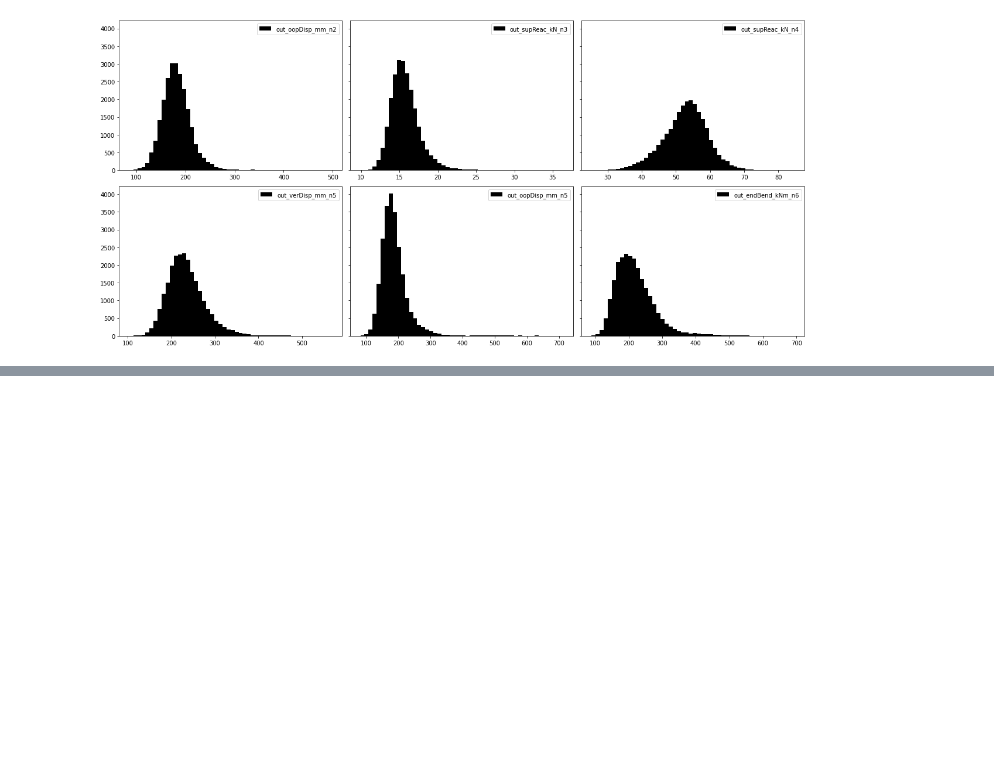
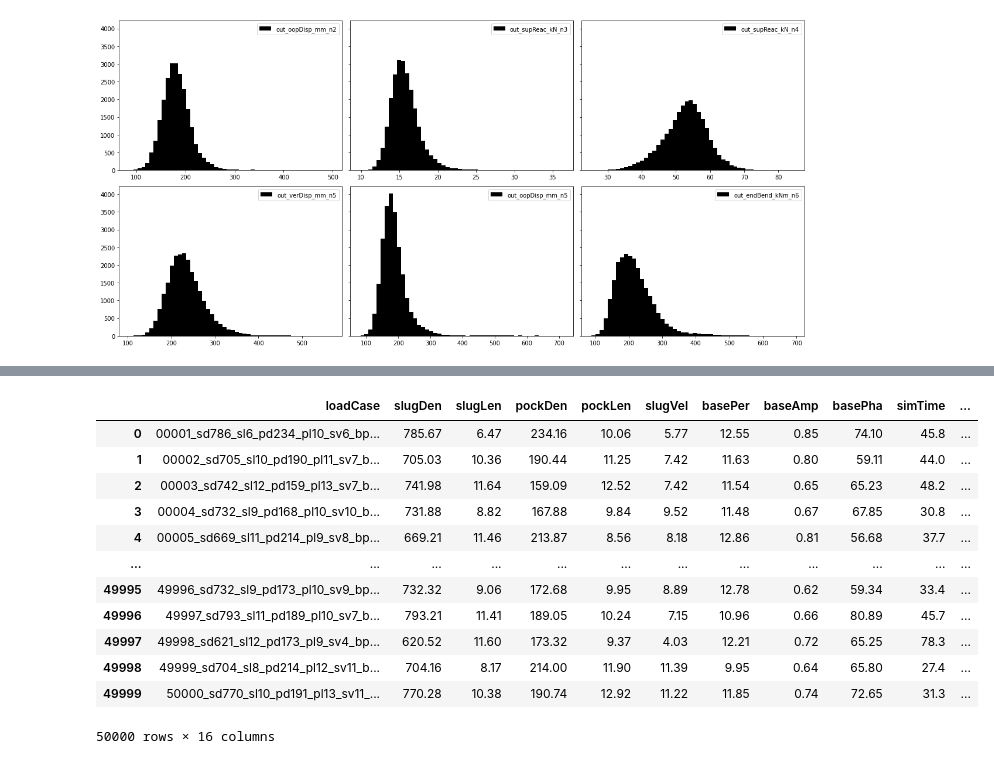
Before and after one commit to 3minuterecord/slug_spools, a Jupyter notebook: collate_fea_results.ipynb, the cells around one changed output, grey strips where cells are left out. Drawn from its saved outputs; the diff is of its cells as text; code cells hidden in the pictures; blank space fills up the shorter version.

Commit message:
Updates to notes, add sim time to abt

```diff
--- a/collate_fea_results.ipynb
+++ b/collate_fea_results.ipynb
@@ -94,3 +94,11 @@ for p, ref in enumerate(res_df.columns.drop(drops)):
     axs[p].legend(loc = 'upper right')
 # %% [output]
 [figure]
+# %%
+# Read the analysis inputs file
+abt_df = pd.read_csv('220304_abt.csv')
+# %%
+# Add simulation time as a feature (may be useful)
+SLUG_COUNT = 12
+abt_df['simTime'] = round(1 + SLUG_COUNT*(abt_df.slugLen/abt_df.slugVel + abt_df.pockLen/abt_df.slugVel) + (60/abt_df.slugVel), 1)
+abt_df
@@ -96,0 +119,26 @@ for p, ref in enumerate(res_df.columns.drop(drops)):
+# %%
+# Change the name of the load case field so that it is consitent between files
+# and we can use a left join (on load case)
+res_df = res_df.rename(columns={"load_case":"loadCase"})
+# %%
+# Remove the file extension from the abt file
+# Again for consistency between files
+abt_df.loadCase = abt_df.loadCase.apply(lambda x: x[:len(x) - 6])
+# %%
+# Perform left join to complete the final dataset
+dataset = abt_df.merge(res_df, on='loadCase', how='left')
+dataset
+# %% [output]
+|  | loadCase | slugDen | slugLen | pockDen | pockLen | slugVel | basePer | baseAmp | basePha | simTime | ... |
+| 0 | 00001_sd786_sl6_pd234_pl10_sv6_bp... | 785.67 | 6.47 | 234.16 | 10.06 | 5.77 | 12.55 | 0.85 | 74.10 | 45.8 | ... |
+| 1 | 00002_sd705_sl10_pd190_pl11_sv7_b... | 705.03 | 10.36 | 190.44 | 11.25 | 7.42 | 11.63 | 0.80 | 59.11 | 44.0 | ... |
+| 2 | 00003_sd742_sl12_pd159_pl13_sv7_b... | 741.98 | 11.64 | 159.09 | 12.52 | 7.42 | 11.54 | 0.65 | 65.23 | 48.2 | ... |
+| 3 | 00004_sd732_sl9_pd168_pl10_sv10_b... | 731.88 | 8.82 | 167.88 | 9.84 | 9.52 | 11.48 | 0.67 | 67.85 | 30.8 | ... |
+| 4 | 00005_sd669_sl11_pd214_pl9_sv8_bp... | 669.21 | 11.46 | 213.87 | 8.56 | 8.18 | 12.86 | 0.81 | 56.68 | 37.7 | ... |
+| ... | ... | ... | ... | ... | ... | ... | ... | ... | ... | ... | ... |
+| 49995 | 49996_sd732_sl9_pd173_pl10_sv9_bp... | 732.32 | 9.06 | 172.68 | 9.95 | 8.89 | 12.78 | 0.62 | 59.34 | 33.4 | ... |
+| 49996 | 49997_sd793_sl11_pd189_pl10_sv7_b... | 793.21 | 11.41 | 189.05 | 10.24 | 7.15 | 10.96 | 0.66 | 80.89 | 45.7 | ... |
+| 49997 | 49998_sd621_sl12_pd173_pl9_sv4_bp... | 620.52 | 11.60 | 173.32 | 9.37 | 4.03 | 12.21 | 0.72 | 65.25 | 78.3 | ... |
+| 49998 | 49999_sd704_sl8_pd214_pl12_sv11_b... | 704.16 | 8.17 | 214.00 | 11.90 | 11.39 | 9.95 | 0.64 | 65.80 | 27.4 | ... |
+| 49999 | 50000_sd770_sl10_pd191_pl13_sv11_... | 770.28 | 10.38 | 190.74 | 12.92 | 11.22 | 11.85 | 0.74 | 72.65 | 31.3 | ... |
+50000 rows × 16 columns
```
Also changed, not shown: parts of 2 cells of this notebook, 1 other file.
